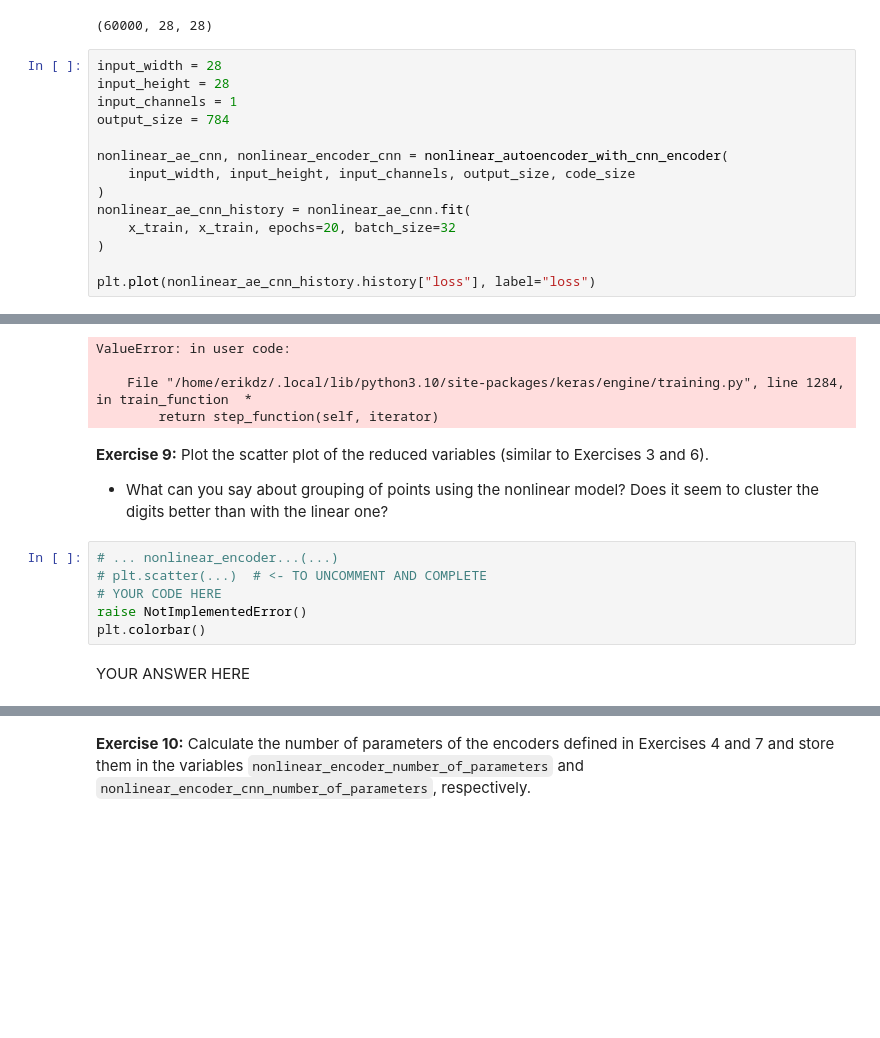
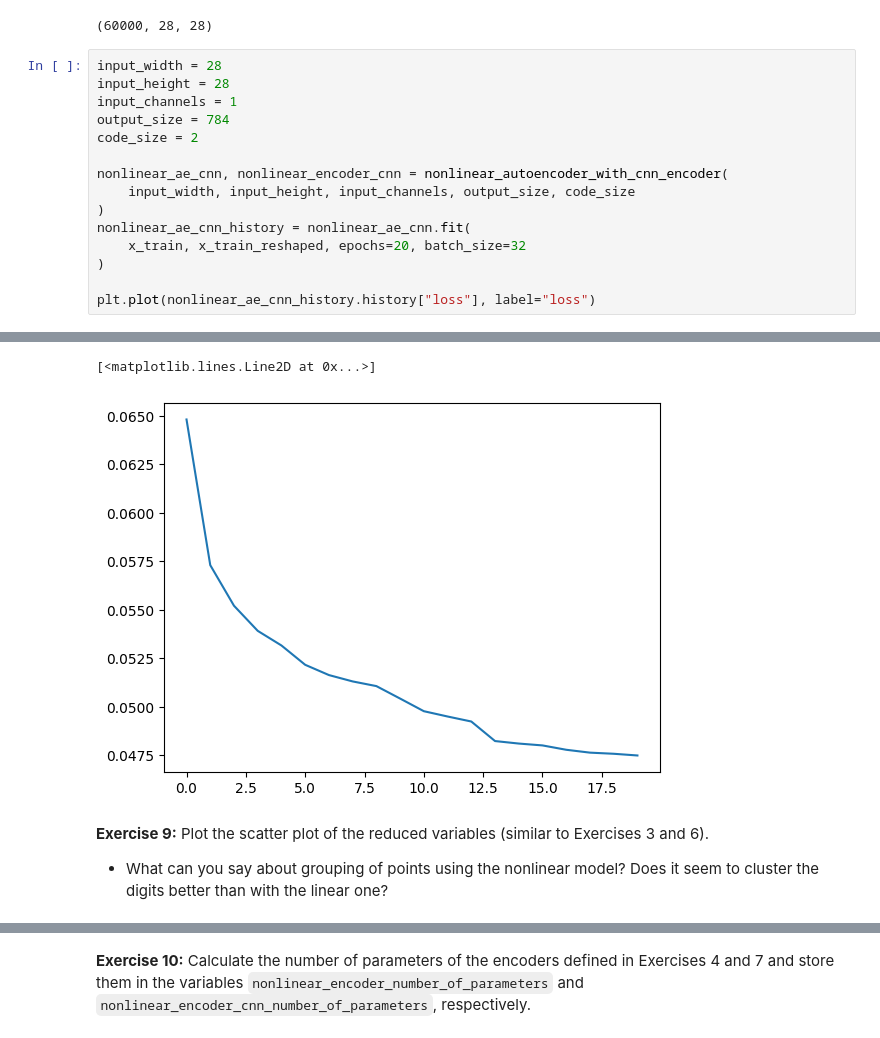
Before and after one commit to ErikDz/semester_4, a Jupyter notebook: CSE204/Lecture 11/lab_session_11.ipynb, the cells around one changed output, grey strips where cells are left out. Saved outputs shown, nothing was run; the diff lists cells and outputs as text; blank space fills up the shorter version.

```diff
--- a/CSE204/Lecture 11/lab_session_11.ipynb
+++ b/CSE204/Lecture 11/lab_session_11.ipynb
@@ -393,12 +393,13 @@ input_width = 28
 input_height = 28
 input_channels = 1
 output_size = 784
+code_size = 2
 
 nonlinear_ae_cnn, nonlinear_encoder_cnn = nonlinear_autoencoder_with_cnn_encoder(
     input_width, input_height, input_channels, output_size, code_size
 )
 nonlinear_ae_cnn_history = nonlinear_ae_cnn.fit(
-    x_train, x_train, epochs=20, batch_size=32
+    x_train, x_train_reshaped, epochs=20, batch_size=32
 )
 
 plt.plot(nonlinear_ae_cnn_history.history["loss"], label="loss")
@@ -407,16 +424,6 @@ Epoch 1/20
-ValueError: in user code:
-
-    File "/home/erikdz/.local/lib/python3.10/site-packages/keras/engine/training.py", line 1284, in train_function  *
-        return step_function(self, iterator)
+[<matplotlib.lines.Line2D at 0x...>]
+[figure, added]
 # %% [markdown]
 **Exercise 9:** Plot the scatter plot of the reduced variables (similar to Exercises 3 and 6).
 
 - What can you say about grouping of points using the nonlinear model? Does it seem to cluster the digits better than with the linear one?
-# %%
-# ... nonlinear_encoder...(...)
-# plt.scatter(...)  # <- TO UNCOMMENT AND COMPLETE
-# YOUR CODE HERE
-raise NotImplementedError()
-plt.colorbar()
-# %% [markdown]
-YOUR ANSWER HERE
```
Also changed, not shown: parts of 19 cells of this notebook, 22 other files.
